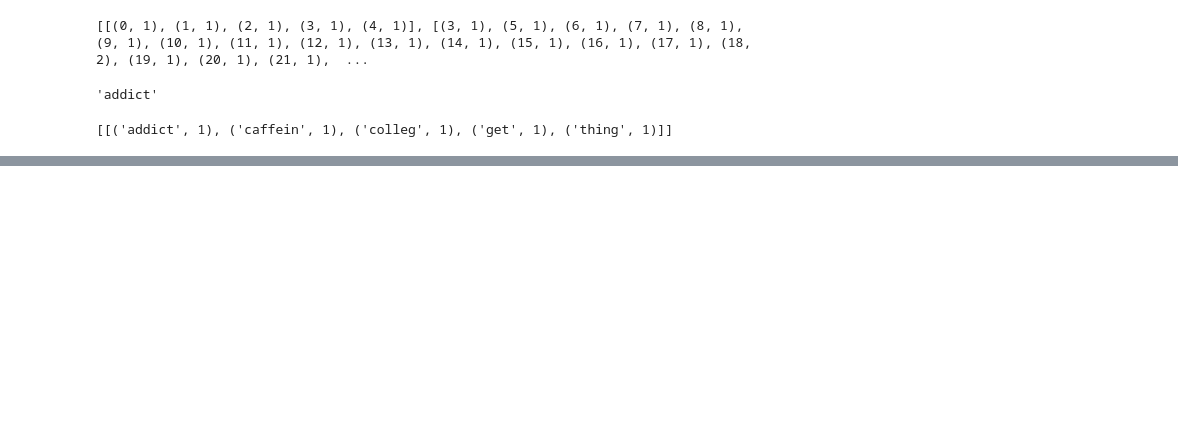
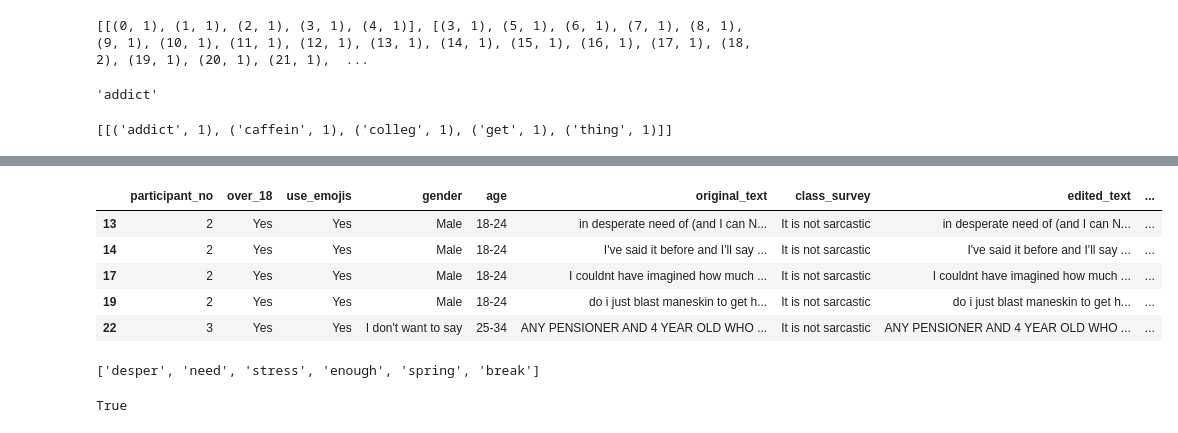
Before and after one commit to sba22224/Capstone_SBA22224, a Jupyter notebook: Code_Notebooks/Survey Data Processing.ipynb, the cells around one changed output, grey strips where cells are left out. Drawn from its saved outputs; the diff is of its cells as text; code cells hidden in the pictures; blank space fills up the shorter version.

```diff
--- a/Code_Notebooks/Survey Data Processing.ipynb
+++ b/Code_Notebooks/Survey Data Processing.ipynb
@@ -5592,5 +5662,5 @@ nonsarc.head()
 # %%
-#Preprocess the tweets- repeat for nonsarc subset
+#Preprocess the tweets
 
 #Define fucntion to remove user mentions
 def remove_mentions(text):
@@ -5622,7 +5692,7 @@ def correct_spelling(text):
     corrected_text = " ".join(corrected_words)
     return corrected_text
 #Apply the function
-sarc['tweets_copy'] = sarc['tweets_copy'].apply(correct_spelling)
+nonsarc['tweets_copy'] = nonsarc['tweets_copy'].apply(correct_spelling)
 
 print('Spellcheck complete')
 
@@ -5634,7 +5704,7 @@ def replace_contractions(text):
     expanded_text = " ".join(expanded_words)
     return expanded_text
 #Apply the function
-sarc['tweets_copy'] = sarc['tweets_copy'].apply(replace_contractions)
+nonsarc['tweets_copy'] = nonsarc['tweets_copy'].apply(replace_contractions)
 
 print('Contractions replaced')
 
@@ -5645,7 +5715,7 @@ def replace_slang(text):
     expanded_text = " ".join(expanded_words)
     return expanded_text
 #Apply the function
-sarc['tweets_copy'] = sarc['tweets_copy'].apply(replace_slang)
+nonsarc['tweets_copy'] = nonsarc['tweets_copy'].apply(replace_slang)
 
 print('Slang replaced')
 
@@ -5654,12 +5724,12 @@ def remove_punctuation(text):
     cleaned_text = cleaned_text = re.sub(r'[^a-zA-Z\s.]', '', text)
     return cleaned_text
 #Apply the function
-sarc['tweets_copy'] = sarc['tweets_copy'].apply(remove_punctuation)
+nonsarc['tweets_copy'] = nonsarc['tweets_copy'].apply(remove_punctuation)
 
 print('Punctuation removed')
 
 #Tokenize tweets
-sarc['tweets_copy'] = [simple_preprocess(tweet) for tweet in sarc['tweets_copy']]
+nonsarc['tweets_copy'] = [simple_preprocess(tweet) for tweet in nonsarc['tweets_copy']]
 
 print('Tweets tokenised')
 
@@ -5670,12 +5740,12 @@ nltk_stopwords = set(stopwords.words('english'))
 def remove_stopwords(tokens):
     return [word for word in tokens if word not in nltk_stopwords]
 #Apply the function
-sarc['tweets_copy'] = sarc['tweets_copy'].apply(remove_stopwords)
+nonsarc['tweets_copy'] = nonsarc['tweets_copy'].apply(remove_stopwords)
 
 print('Stopwords removed')
 
 #Build the bigram and trigram models
-bigram = gensim.models.Phrases(sarc['tweets_copy'], min_count=1, threshold=5)
+bigram = gensim.models.Phrases(nonsarc['tweets_copy'], min_count=1, threshold=5)
 bigram_mod = gensim.models.phrases.Phraser(bigram)
 
 trigram = gensim.models.Phrases(bigram[sarc['tweets_copy']], threshold=100)
@@ -5683,12 +5753,20 @@ trigram_mod = gensim.models.phrases.Phraser(trigram)
 
 
 #Make bigrams
-tokenized_tweets = sarc['tweets_copy'].tolist()
-tweets_bigrams = [bigram_mod[tweet] for tweet in tokenized_tweets]
-sarc['tweets_copy'] = [' '.join(tweet) for tweet in tweets_bigrams]
+#tokenized_tweets = sarc['tweets_copy'].tolist()
+#tweets_bigrams = [bigram_mod[tweet] for tweet in tokenized_tweets]
+#sarc['tweets_copy'] = [' '.join(tweet) for tweet in tweets_bigrams]
 
-print('Bigram and trigrams complete')
+#print('Bigram and trigrams complete')
+
+#Stem words
+#Initialize the stemmer
+stemmer = PorterStemmer()
+#Apply stemming
+nonsarc['tweets_copy'] = nonsarc['tweets_copy'].apply(lambda tweet: [stemmer.stem(word) for word in tweet])
+#Print a sample of the stemmed tweets
+#print(nonsarc.loc[0, 'tweets_copy'])
 
 #Check if tweets are tokenized
-is_tokenized = sarc['tweets_copy'].apply(lambda x: isinstance(x, list)).all()
-print(is_tokenized)
+#is_tokenized = sarc['tweets_copy'].apply(lambda x: isinstance(x, list)).all()
+#print(is_tokenized)
@@ -5694,0 +5809,23 @@ print(is_tokenized)
+# %%
+nonsarc.head()
+# %% [output]
+|  | participant_no | over_18 | use_emojis | gender | age | original_text | class_survey | edited_text | ... |
+| 13 | 2 | Yes | Yes | Male | 18-24 | in desperate need of (and I can N... | It is not sarcastic | in desperate need of (and I can N... | ... |
+| 14 | 2 | Yes | Yes | Male | 18-24 | I've said it before and I'll say ... | It is not sarcastic | I've said it before and I'll say ... | ... |
+| 17 | 2 | Yes | Yes | Male | 18-24 | I couldnt have imagined how much ... | It is not sarcastic | I couldnt have imagined how much ... | ... |
+| 19 | 2 | Yes | Yes | Male | 18-24 | do i just blast maneskin to get h... | It is not sarcastic | do i just blast maneskin to get h... | ... |
+| 22 | 3 | Yes | Yes | I don't want to say | 25-34 | ANY PENSIONER AND 4 YEAR OLD WHO ... | It is not sarcastic | ANY PENSIONER AND 4 YEAR OLD WHO ... | ... |
+# %%
+#Print a sample of the stemmed tweets
+print(nonsarc.loc[13, 'tweets_copy'])
+# %% [output]
+['desper', 'need', 'stress', 'enough', 'spring', 'break']
+# %%
+#Tokenize the tweets
+#nonsarc['tweets_copy'] = nonsarc['tweets_copy'].apply(nltk.word_tokenize)
+
+#Check if tweets are tokenized
+is_tokenized = nonsarc['tweets_copy'].apply(lambda x: isinstance(x, list)).all()
+print(is_tokenized)
+# %% [output]
+True
```
Also changed, not shown: parts of 15 cells of this notebook.
